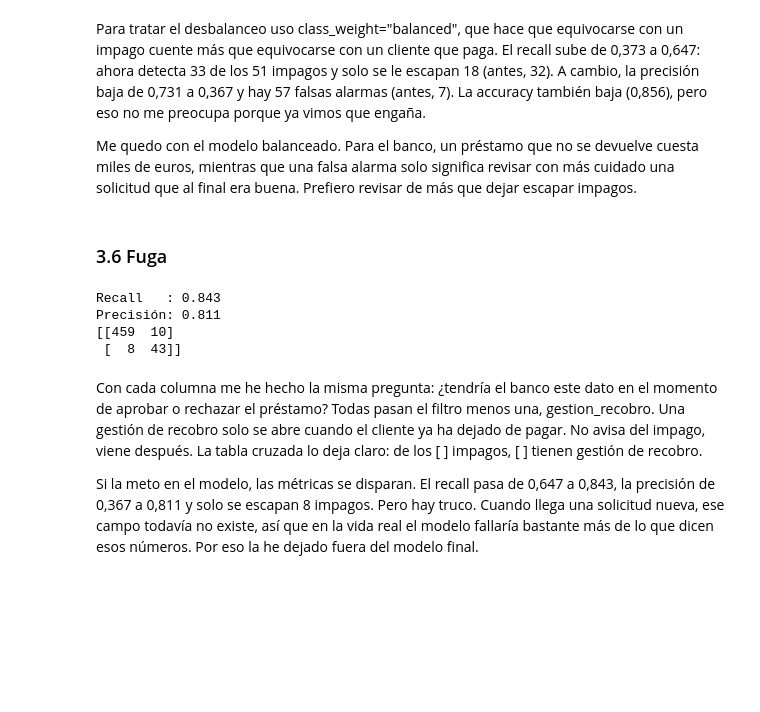
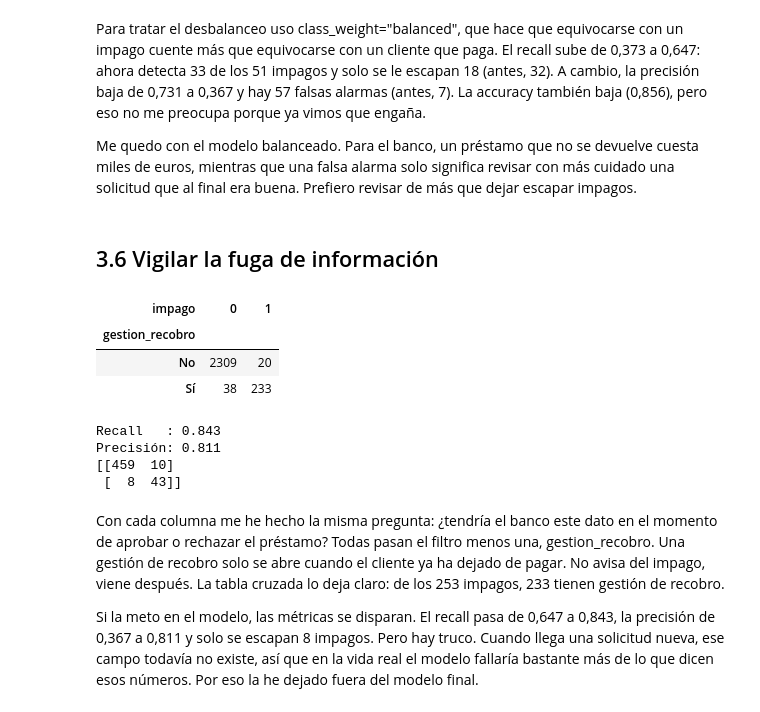
Before and after one commit to antonio-capel-dev/loan-default-risk, a Jupyter notebook: prestamos.ipynb, the cells around one changed output. Drawn from its saved outputs; the diff is of its cells as text; code cells hidden in the pictures; blank space fills up the shorter version.

```diff
--- a/prestamos.ipynb
+++ b/prestamos.ipynb
@@ -606,41 +610,43 @@ Para tratar el desbalanceo uso class_weight="balanced", que hace que equivocarse
 
 Me quedo con el modelo balanceado. Para el banco, un préstamo que no se devuelve cuesta miles de euros, mientras que una falsa alarma solo significa revisar con más cuidado una solicitud que al final era buena. Prefiero revisar de más que dejar escapar impagos.
 # %% [markdown]
-### 3.6 Fuga
+## 3.6 Vigilar la fuga de información
 # %%
-pd.crosstab(df["gestion_recobro"], df["impago"])
+display(pd.crosstab(df["gestion_recobro"], df["impago"]))
 
 
 X_fuga = df.drop(columns=["impago"])
 
-# Mismo reparto (mismo random_state y stratify → mismas filas que antes)
 Xf_train, Xf_test, yf_train, yf_test = train_test_split(
     X_fuga, y, test_size=0.20, stratify=y, random_state=42)
 
-# gestion_recobro es texto, añado a las categoricas
 prep_fuga = ColumnTransformer([
     ("num", num_pipe, num_cols),
     ("cat", cat_pipe, cat_cols + ["gestion_recobro"
     ""]),
 ])
 
 modelo_fuga = Pipeline([
     ("prep", prep_fuga),
     ("modelo", LogisticRegression(max_iter=1000, class_weight="balanced")),
 ])
 
 modelo_fuga.fit(Xf_train, yf_train)
 y_pred_fuga = modelo_fuga.predict(Xf_test)
 
 print("Recall   :", round(recall_score(yf_test, y_pred_fuga), 3))
 print("Precisión:", round(precision_score(yf_test, y_pred_fuga), 3))
 print(confusion_matrix(yf_test, y_pred_fuga))
 # %% [output]
+| impago | 0 | 1 |
+| gestion_recobro |  |  |
+| No | 2309 | 20 |
+| Sí | 38 | 233 |
 Recall   : 0.843
 Precisión: 0.811
 [[459  10]
  [  8  43]]
 # %% [markdown]
-Con cada columna me he hecho la misma pregunta: ¿tendría el banco este dato en el momento de aprobar o rechazar el préstamo? Todas pasan el filtro menos una, gestion_recobro. Una gestión de recobro solo se abre cuando el cliente ya ha dejado de pagar. No avisa del impago, viene después. La tabla cruzada lo deja claro: de los [ ] impagos, [ ] tienen gestión de recobro.
+Con cada columna me he hecho la misma pregunta: ¿tendría el banco este dato en el momento de aprobar o rechazar el préstamo? Todas pasan el filtro menos una, gestion_recobro. Una gestión de recobro solo se abre cuando el cliente ya ha dejado de pagar. No avisa del impago, viene después. La tabla cruzada lo deja claro: de los 253 impagos, 233 tienen gestión de recobro.
 
 Si la meto en el modelo, las métricas se disparan. El recall pasa de 0,647 a 0,843, la precisión de 0,367 a 0,811 y solo se escapan 8 impagos. Pero hay truco. Cuando llega una solicitud nueva, ese campo todavía no existe, así que en la vida real el modelo fallaría bastante más de lo que dicen esos números. Por eso la he dejado fuera del modelo final.
```
Also changed, not shown: parts of 14 cells of this notebook, 1 other file.
